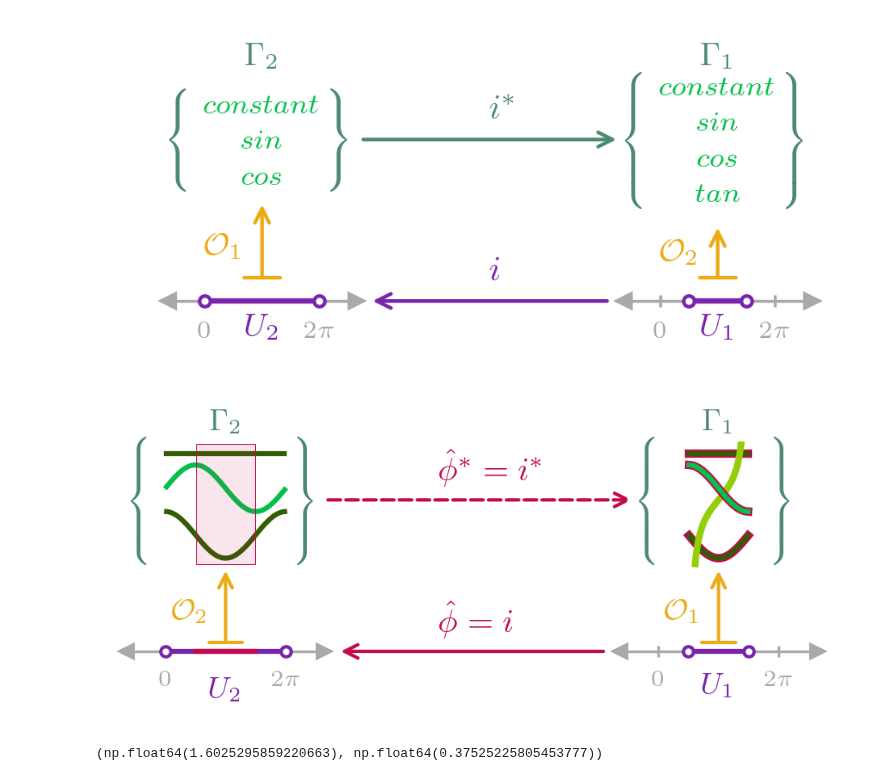
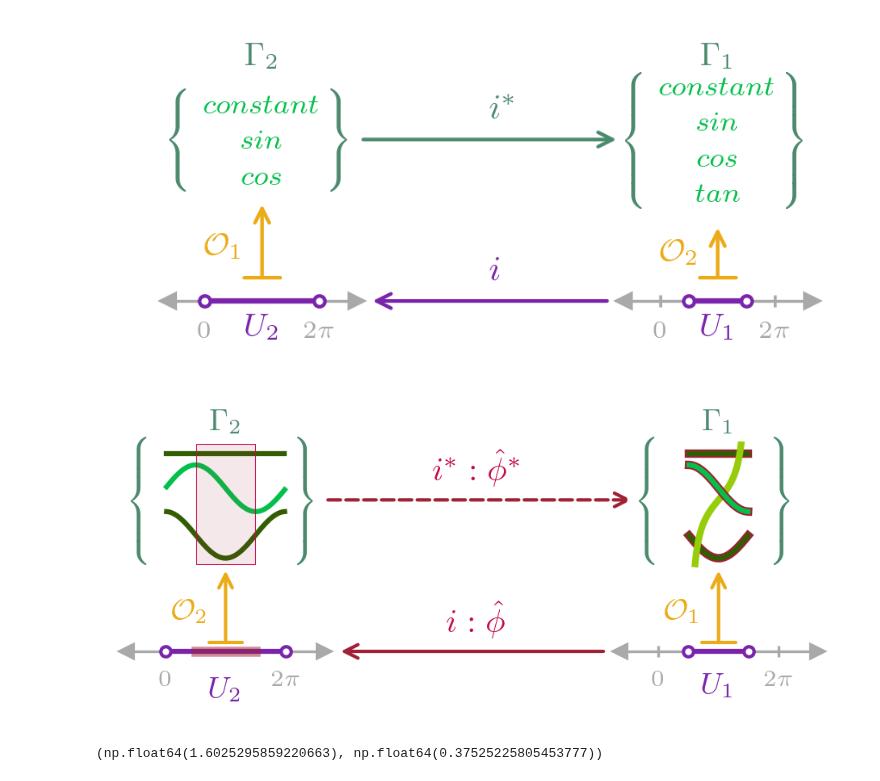
Before and after one commit to story645/team, a Jupyter notebook: paper/figcode/equation_diagrams.ipynb, the cells around one changed output. Cells and saved outputs as stored; diff of their text form; code cells hidden in the pictures.

```diff
--- a/paper/figcode/equation_diagrams.ipynb
+++ b/paper/figcode/equation_diagrams.ipynb
@@ -189,44 +189,44 @@ u2a = u2.annotate(f"$U_2$", (0.5, -.01), xycoords=(g2a, 'axes fraction'),
                   color=pcd['base'], va='top', ha='center', fontsize=fs['small'])
 # annotate: tail, head
 
 u1_u2 = ax.annotate("", (1.05, 0), (-.05,0), xycoords=(u2.transAxes, u2.transData),
                     textcoords= (u1.transAxes, u1.transData),
-                    arrowprops=dict(arrowstyle = "->", color=pcd['monoid']))
+                    arrowprops=dict(arrowstyle = "->", color=pcd['action']))
 
-u1_u2_l = ax.annotate(r"$\hat{\phi} = i$", (.5, 1.5), xycoords=u1_u2,
+u1_u2_l = ax.annotate(r"$i:\hat{\phi}$", (.5, 1.5), xycoords=u1_u2,
                       color=pcd['monoid'], ha='center', va='bottom', fontsize=fs['normal'])
 
 g2_g1 = ax.annotate("", (0, .5), (1,.5) , xycoords=br1, textcoords=br2,
-                   arrowprops=dict(arrowstyle = "->", color=pcd['monoid'], linestyle='--'), zorder=10)
+                   arrowprops=dict(arrowstyle = "->", color=pcd['action'], linestyle='--'), zorder=10)
 
-g2_g1_l = ax.annotate("$\hat{\phi}^*=i^*$", (0, 1.5), xycoords=(u1_u2_l, g2_g1),
-                      color=pcd['monoid'], va='bottom', fontsize=fs['normal'])
+g2_g1_l = ax.annotate(r"$ i^*:\hat{\phi}^*$", (.5, 1.5), xycoords=(u1_u2_l, g2_g1),
+                      color=pcd['monoid'], va='bottom', ha='center', fontsize=fs['normal'])
 
 
 for l, axsh in [(r"$\mathcal{O}_{2}$", u2), (r"$\mathcal{O}_{1}$", u1)]:
     sheaf = axsh.annotate("", (np.pi, .375), (np.pi, .01), arrowprops=dict(arrowstyle="]->,widthA=.5,lengthA=0", color=pcd['sheaf']))
     axsh.annotate(l, (0, .5), xycoords=sheaf, ha='right', va='center', color=pcd['sheaf'], fontsize=fs['small'])
 
 
 # highlight pullback
-u2.plot(u1xv, np.zeros(u1xv.shape), lw=1.5, color=pcd['monoid'], zorder=12)
+u2.plot(u1xv, np.zeros(u1xv.shape), lw=3, alpha=.5,color=pcd['action'], zorder=12)
 
 m_alpha=.10
-u1.plot(u1xv, np.ones(u1xv.shape)*.85, color=pcd['monoid'], lw=2.5, zorder=-1)
-u1.plot(u1xv, np.sin(u1xv)*.1 + .7, color=pcd['monoid'], lw=2.5, zorder=12)
-u1.plot(u1xv, np.cos(u1xv)*.1 + .5, color=pcd['monoid'], lw=2.5, zorder=-1)
+u1.plot(u1xv, np.ones(u1xv.shape)*.85, color=pcd['action'], lw=2.5, zorder=-1)
+u1.plot(u1xv, np.sin(u1xv)*.1 + .7, color=pcd['action'], lw=2.5, zorder=12)
+u1.plot(u1xv, np.cos(u1xv)*.1 + .5, color=pcd['action'], lw=2.5, zorder=-1)
 
 rect = mpatches.Rectangle((u1xv[0], np.min(tu1yv)), width = (u1xv[-1]-u1xv[0]),
-                           height = np.ptp(tu1yv)-.035, facecolor=(pcd['monoid'], m_alpha), edgecolor=pcd['monoid'], lw=.25,
+                           height = np.ptp(tu1yv)-.035, facecolor=(pcd['action'], m_alpha), edgecolor=pcd['monoid'], lw=.25,
                          zorder=15)
 u2.add_artist(rect)
 
 ax.axis('off')
 ax.set(xlim=(0,1), ylim=(0,1))
 fig.savefig(paper_path/'presheaf.pdf', bbox_inches='tight', backend='pgf')
 fig.savefig(paper_path/'presheaf.png', bbox_inches='tight')
 # %% [output]
-[figure, old version]
+[figure, new version]
 # %%
 rect.get_xy()
 # %% [output]
```
Also changed, not shown: parts of 4 cells of this notebook, 4 other files.
